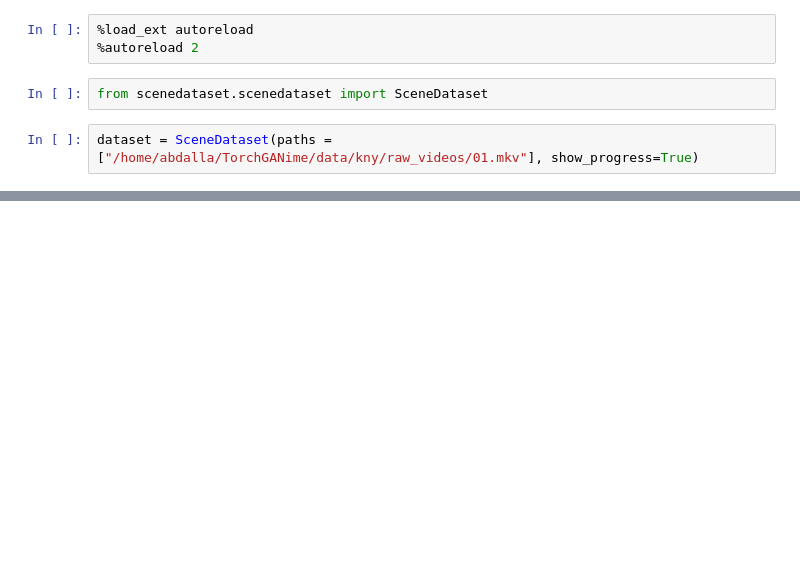
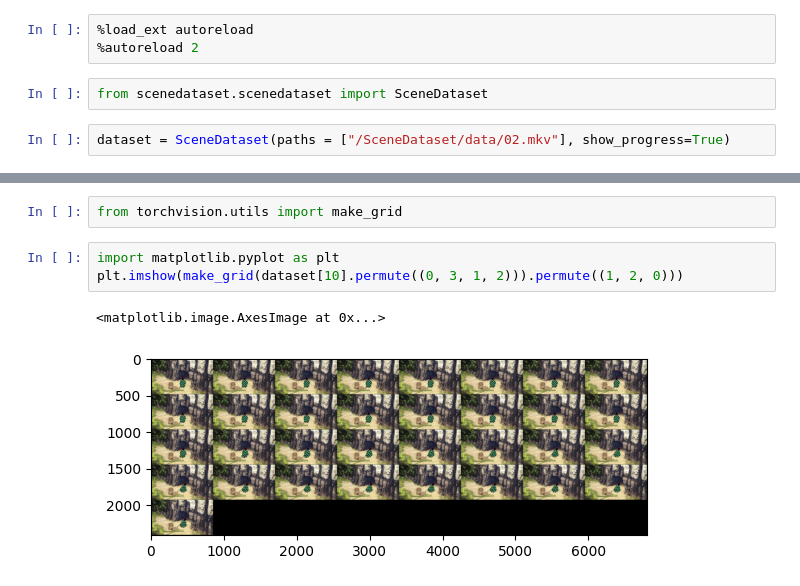
Before and after one commit to Kurokabe/SceneDataset, a Jupyter notebook: notebooks/test_dataset.ipynb, the cells around one changed output, grey strips where cells are left out. Saved outputs shown, nothing was run; the diff lists cells and outputs as text; blank space fills up the shorter version.

```diff
--- a/notebooks/test_dataset.ipynb
+++ b/notebooks/test_dataset.ipynb
@@ -4,5 +4,5 @@
 # %%
 from scenedataset.scenedataset import SceneDataset
 # %%
-dataset = SceneDataset(paths = ["/home/abdalla/TorchGANime/data/kny/raw_videos/01.mkv"], show_progress=True)
+dataset = SceneDataset(paths = ["/SceneDataset/data/02.mkv"], show_progress=True)
 # %% [output]
@@ -9,0 +10,8 @@ FileNotFoundError: [Errno 2] No such file or directory: 'ffprobe'
+# %%
+from torchvision.utils import make_grid
+# %%
+import matplotlib.pyplot as plt
+plt.imshow(make_grid(dataset[10].permute((0, 3, 1, 2))).permute((1, 2, 0)))
+# %% [output]
+<matplotlib.image.AxesImage at 0x...>
+[figure, added]
```
Also changed, not shown: parts of 14 cells of this notebook, 7 other files.
